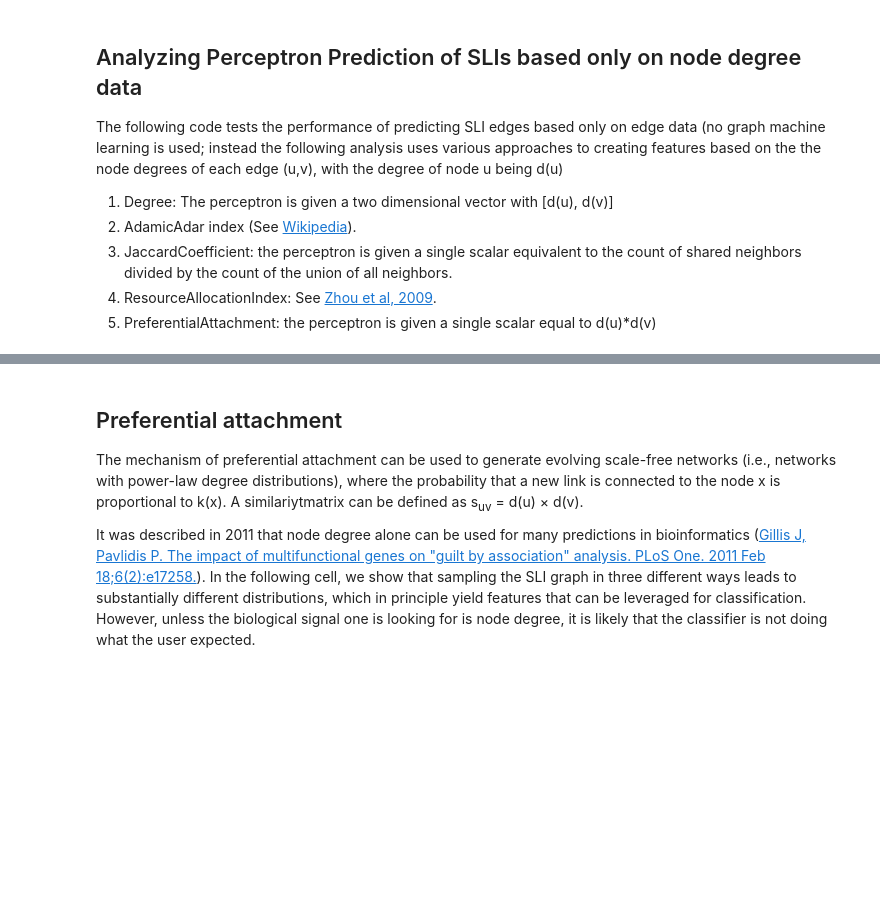
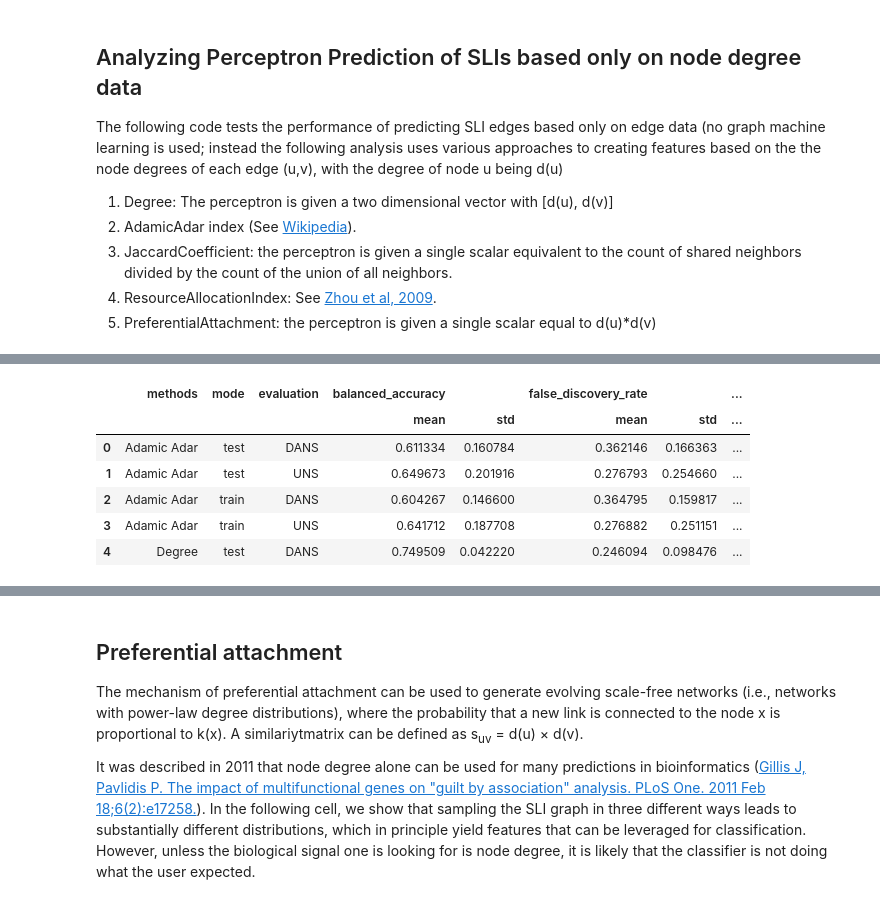
Before and after one commit to monarch-initiative/negativeExampleSelection, a Jupyter notebook: degreeBias.ipynb, the cells around one changed output, grey strips where cells are left out. Saved outputs shown, nothing was run; the diff lists cells and outputs as text; code cells hidden in the pictures; blank space fills up the shorter version.

Commit message:
degree bias notebook

```diff
--- a/degreeBias.ipynb
+++ b/degreeBias.ipynb
@@ -73,8 +57,8 @@ TRAIN_SIZES = (0.75,)
      <li>PreferentialAttachment: the perceptron is given a single scalar equal to d(u)*d(v)</li>
 # %%
 results = []
-
-fresults = []
+NUMBER_OF_HOLDOUTS = 10
+VALIDATION_UNBALANCE_RATES = (1.0, )
 train_size = 0.75
 for validation_use_scale_free in tqdm(
     (True, False),
@@ -82,7 +66,7 @@ for validation_use_scale_free in tqdm(
     leave=False
 ):
     results.append(edge_prediction_evaluation(
-        smoke_test=SMOKE_TEST,
+        smoke_test=False,
         holdouts_kwargs=dict(
             train_size=train_size,
             edge_types=["SLI"],
@@ -100,8 +84,7 @@ for validation_use_scale_free in tqdm(
             for edge_feature in ("Degree","AdamicAdar","JaccardCoefficient","ResourceAllocationIndex","PreferentialAttachment")
             for use_scale_free_distribution in (True, False)
         ],
-        #number_of_slurm_nodes=NUMBER_OF_HOLDOUTS,
-        enable_cache=True,
+        enable_cache=False,
         number_of_holdouts=NUMBER_OF_HOLDOUTS,
         use_scale_free_distribution=validation_use_scale_free,
         validation_unbalance_rates=VALIDATION_UNBALANCE_RATES,
@@ -112,0 +99,17 @@ results.to_csv("degree_only_perceptron.tsv",sep="\t")
+# %%
+df = results.copy()
+df['edge_features'] =  df[('model_parameters', 'edge_features')] \
+     .map(lambda x: x.replace("['","").replace("']",""))
+df["evaluation"] = [
+    "DANS"
+    if use_scale_free_distribution
+    else "UNS"
+    for use_scale_free_distribution in df.use_scale_free_distribution
+]
+
+df["edge_features"] = [f.replace("ResourceAllocationIndex", "RAI") for f in df["edge_features"]]
+df["edge_features"] = [f.replace("JaccardCoefficient", "Jaccard") for f in df["edge_features"]]
+df["edge_features"] = [f.replace("PreferentialAttachment", "Pref. Attach") for f in df["edge_features"]]
+df["edge_features"] = [f.replace("AdamicAdar", "Adamic Adar") for f in df["edge_features"]]
+df = df.rename(columns={"evaluation_mode": "mode", 'edge_features':'methods'})
+df.head()
@@ -112,0 +124,15 @@ results.to_csv("degree_only_perceptron.tsv",sep="\t")
+# %%
+def get_mean_and_sd(df):
+    """
+    Calculate mean and standard deviation of the five methods tried above
+    """
+    # Define the columns that we want to calculate mean and sem for
+    evaluation_d = {'balanced_accuracy':['mean','std'],
+               'false_discovery_rate':['mean','std'],
+               'matthews_correlation_coefficient':['mean','std'],
+               'f1_score':['mean','std'],
+               'auroc':['mean','std'],
+               'auprc':['mean','std']}
+    # Calculate mean and standard dev
+    df2 =  df.groupby(['methods','mode','evaluation']).agg(evaluation_d).reset_index()
+    return df2
@@ -112,0 +150,11 @@ results.to_csv("degree_only_perceptron.tsv",sep="\t")
+# %%
+df_summary = get_mean_and_sd(df)
+df_summary.head()
+# %% [output]
+|  | methods | mode | evaluation | balanced_accuracy |  | false_discovery_rate |  | ... |
+|  |  |  |  | mean | std | mean | std | ... |
+| 0 | Adamic Adar | test | DANS | 0.611334 | 0.160784 | 0.362146 | 0.166363 | ... |
+| 1 | Adamic Adar | test | UNS | 0.649673 | 0.201916 | 0.276793 | 0.254660 | ... |
+| 2 | Adamic Adar | train | DANS | 0.604267 | 0.146600 | 0.364795 | 0.159817 | ... |
+| 3 | Adamic Adar | train | UNS | 0.641712 | 0.187708 | 0.276882 | 0.251151 | ... |
+| 4 | Degree | test | DANS | 0.749509 | 0.042220 | 0.246094 | 0.098476 | ... |
```
Also changed, not shown: parts of 30 cells of this notebook.
